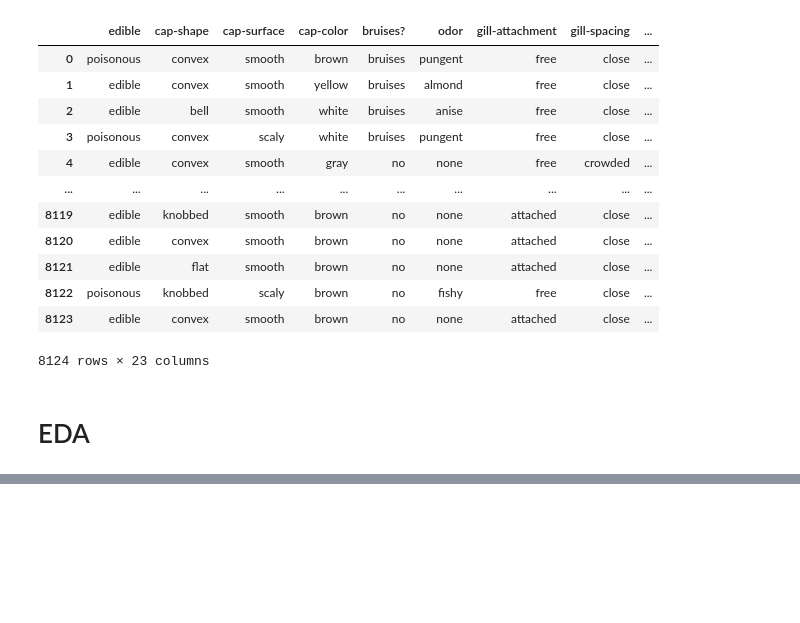
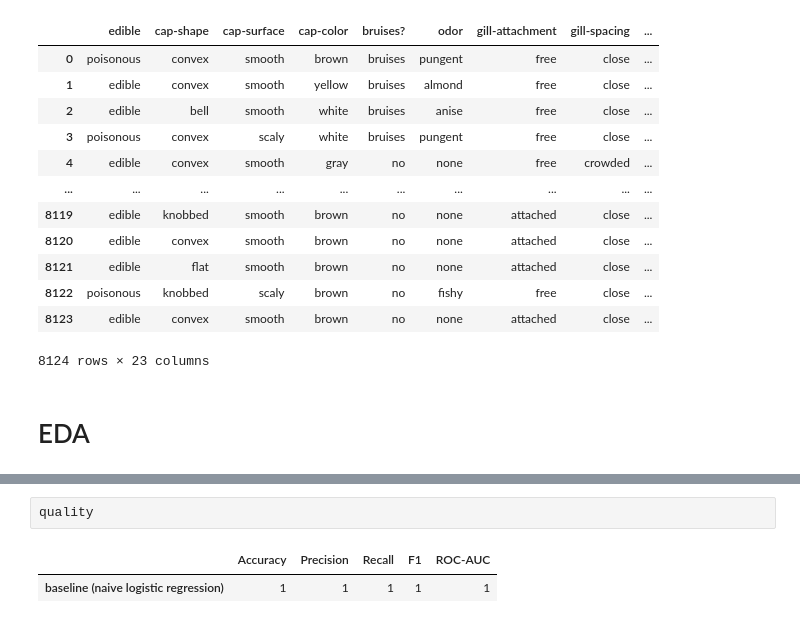
Before and after one commit to ghfghfg23/mlhw, a Jupyter notebook: hw04/svm.ipynb, the cells around one changed output, grey strips where cells are left out. Saved outputs shown, nothing was run; the diff lists cells and outputs as text; blank space fills up the shorter version.

```diff
--- a/hw04/svm.ipynb
+++ b/hw04/svm.ipynb
@@ -101,0 +205,5 @@ scipy.sparse.csr.csr_matrix
+# %%
+quality
+# %% [output]
+|  | Accuracy | Precision | Recall | F1 | ROC-AUC |
+| baseline (naive logistic regression) | 1 | 1 | 1 | 1 | 1 |
```
Also changed, not shown: parts of 12 cells of this notebook.
